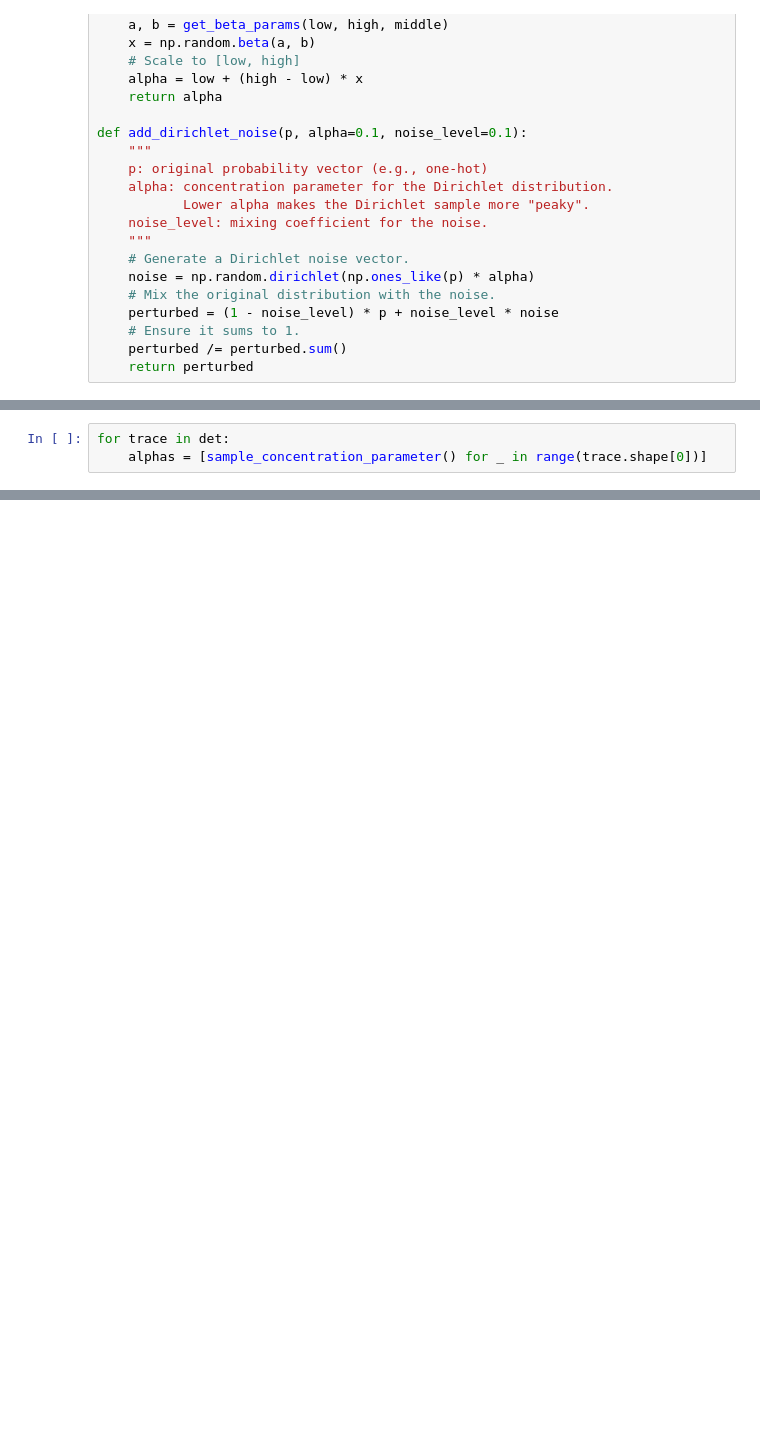
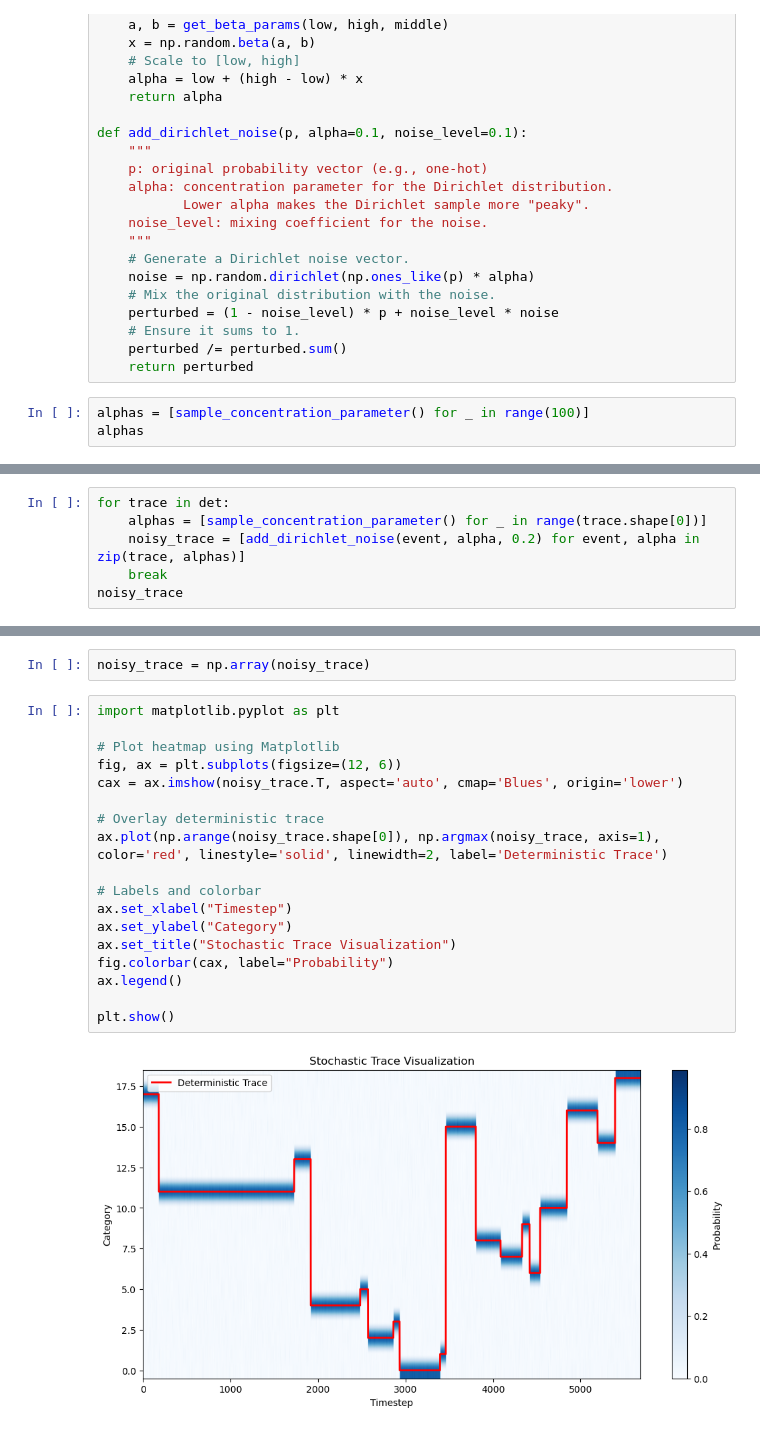
Before and after one commit to maxim-mat/trace-denoise, a Jupyter notebook: src/noise_data_varying.ipynb, the cells around one changed output, grey strips where cells are left out. Saved outputs shown, nothing was run; the diff lists cells and outputs as text; blank space fills up the shorter version.

Commit message:
varying noise

```diff
--- a/src/noise_data_varying.ipynb
+++ b/src/noise_data_varying.ipynb
@@ -67,3 +67,6 @@ def add_dirichlet_noise(p, alpha=0.1, noise_level=0.1):
     # Ensure it sums to 1.
     perturbed /= perturbed.sum()
     return perturbed
+# %%
+alphas = [sample_concentration_parameter() for _ in range(100)]
+alphas
@@ -70,3 +91,6 @@ def add_dirichlet_noise(p, alpha=0.1, noise_level=0.1):
 # %%
 for trace in det:
     alphas = [sample_concentration_parameter() for _ in range(trace.shape[0])]
+    noisy_trace = [add_dirichlet_noise(event, alpha, 0.2) for event, alpha in zip(trace, alphas)]
+    break
+noisy_trace
@@ -72,0 +115,22 @@ for trace in det:
+# %%
+noisy_trace = np.array(noisy_trace)
+# %%
+import matplotlib.pyplot as plt
+
+# Plot heatmap using Matplotlib
+fig, ax = plt.subplots(figsize=(12, 6))
+cax = ax.imshow(noisy_trace.T, aspect='auto', cmap='Blues', origin='lower')
+
+# Overlay deterministic trace
+ax.plot(np.arange(noisy_trace.shape[0]), np.argmax(noisy_trace, axis=1), color='red', linestyle='solid', linewidth=2, label='Deterministic Trace')
+
+# Labels and colorbar
+ax.set_xlabel("Timestep")
+ax.set_ylabel("Category")
+ax.set_title("Stochastic Trace Visualization")
+fig.colorbar(cax, label="Probability")
+ax.legend()
+
+plt.show()
+# %% [output]
+[figure, added]
```
Also changed, not shown: parts of 2 cells of this notebook, 5 other files.
